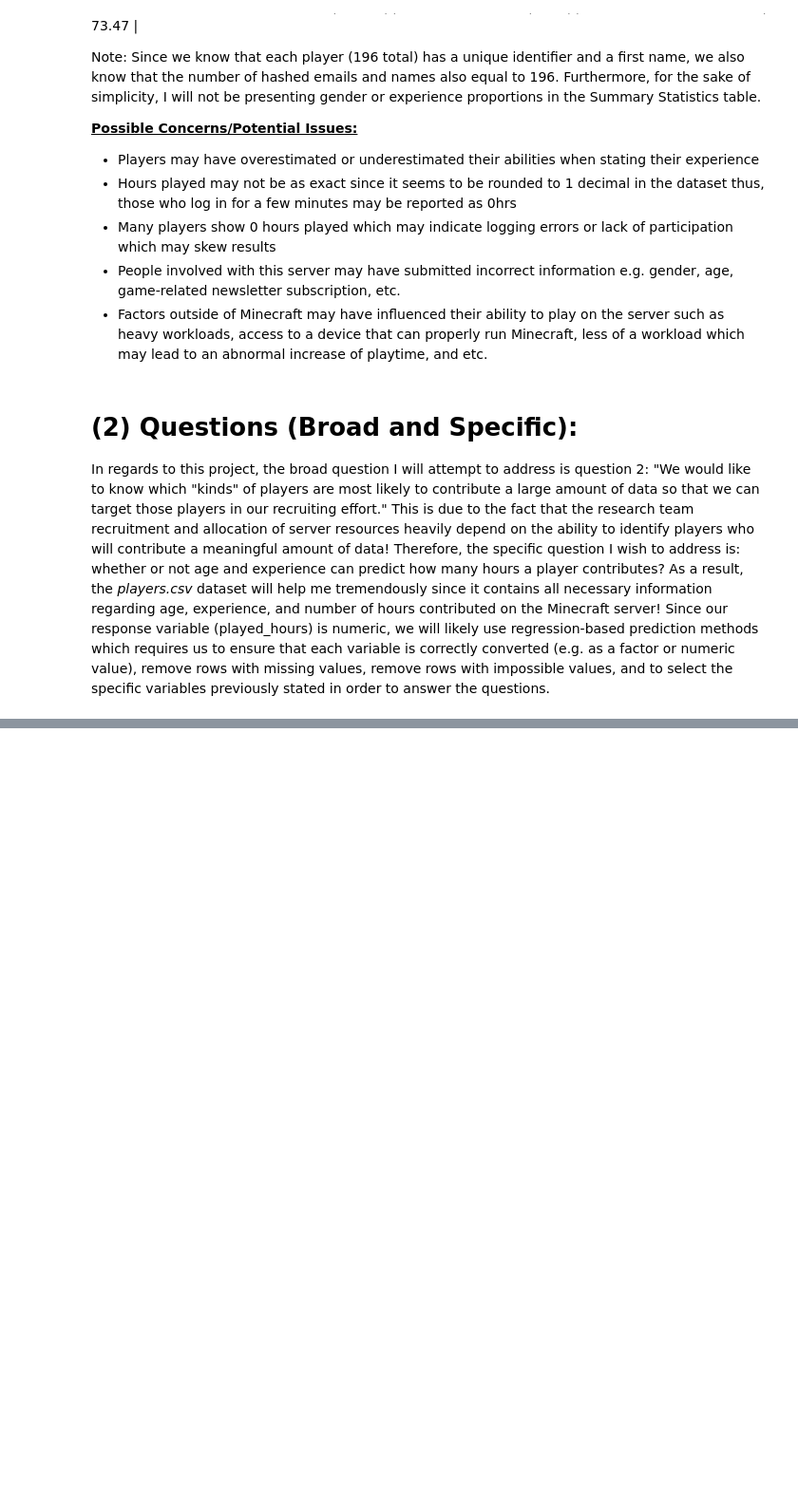
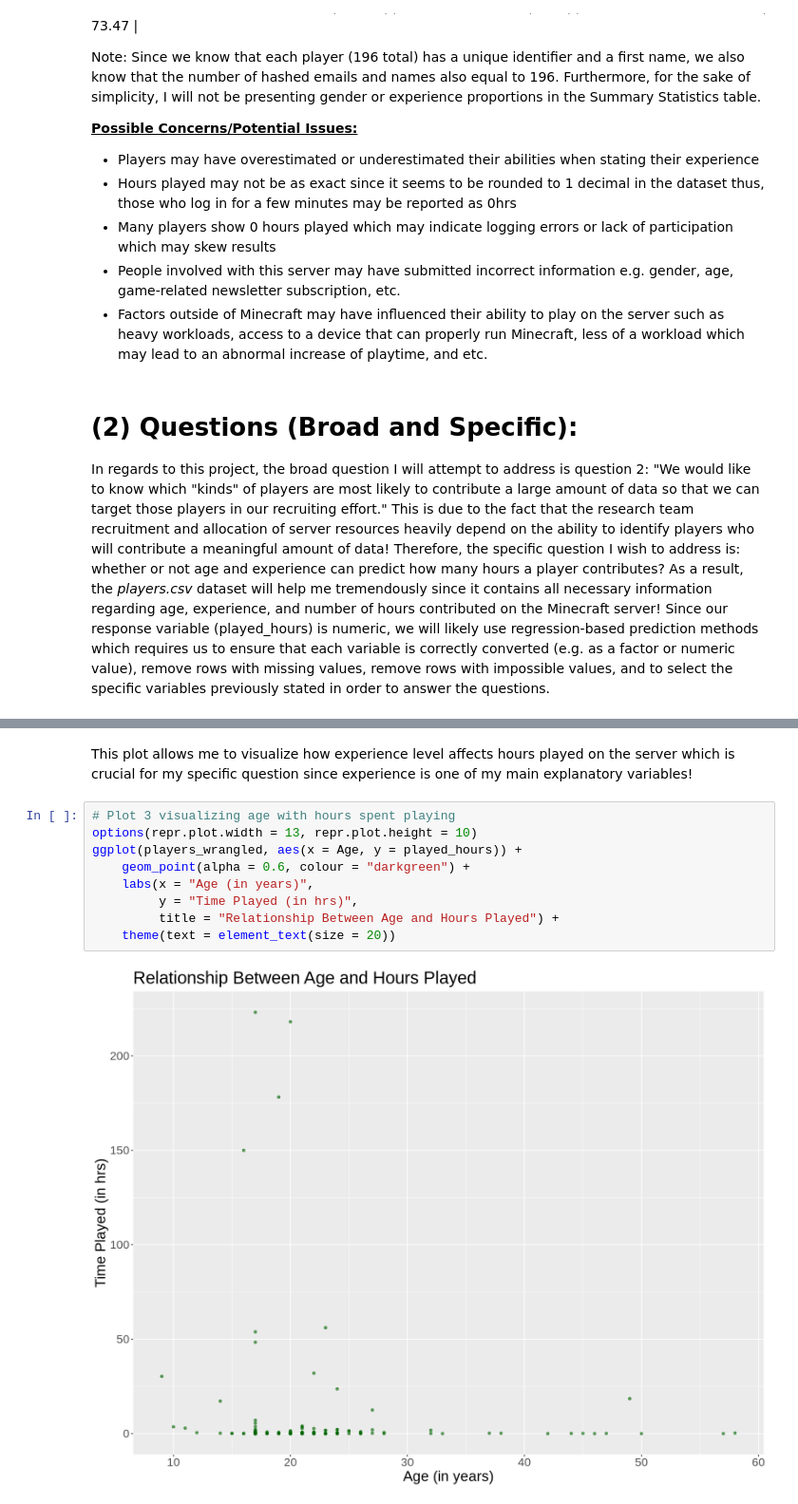
Before and after one commit to zweizer/dsci-100-2025w1-group-9, a Jupyter notebook: individual_project.ipynb, the cells around one changed output, grey strips where cells are left out. Shown at 95% size. Cells and saved outputs as stored; diff of their text form; blank space fills up the shorter version.

```diff
--- a/individual_project.ipynb
+++ b/individual_project.ipynb
@@ -82,0 +208,13 @@ In regards to this project, the broad question I will attempt to address is ques
+# %% [markdown]
+This plot allows me to visualize how experience level affects hours played on the server which is crucial for my specific question since experience is one of my main explanatory variables!
+# %%
+# Plot 3 visualizing age with hours spent playing
+options(repr.plot.width = 13, repr.plot.height = 10)
+ggplot(players_wrangled, aes(x = Age, y = played_hours)) +
+    geom_point(alpha = 0.6, colour = "darkgreen") +
+    labs(x = "Age (in years)",
+         y = "Time Played (in hrs)",
+         title = "Relationship Between Age and Hours Played") +
+    theme(text = element_text(size = 20))
+# %% [output]
+[figure, added]
```
Also changed, not shown: parts of 11 cells of this notebook, 2 other files.
